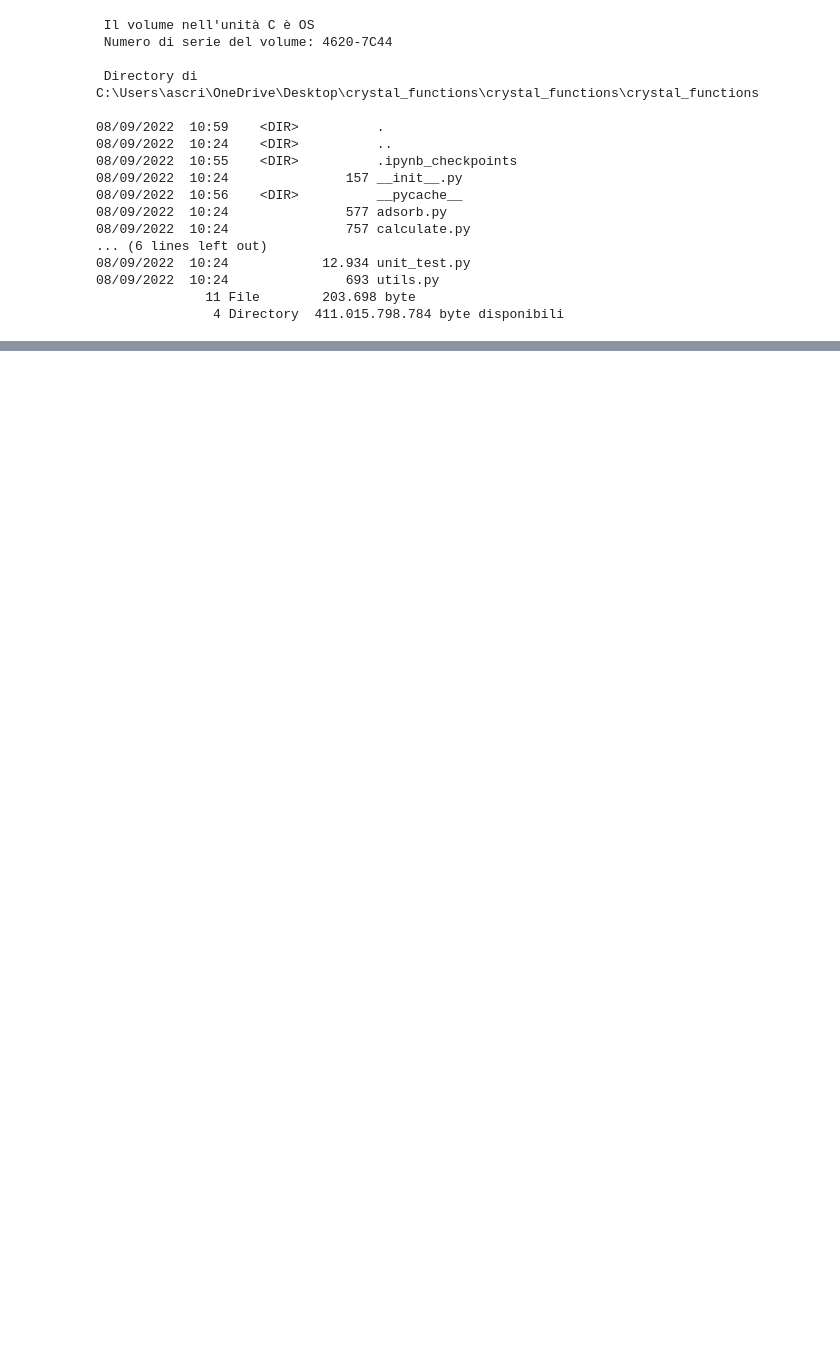
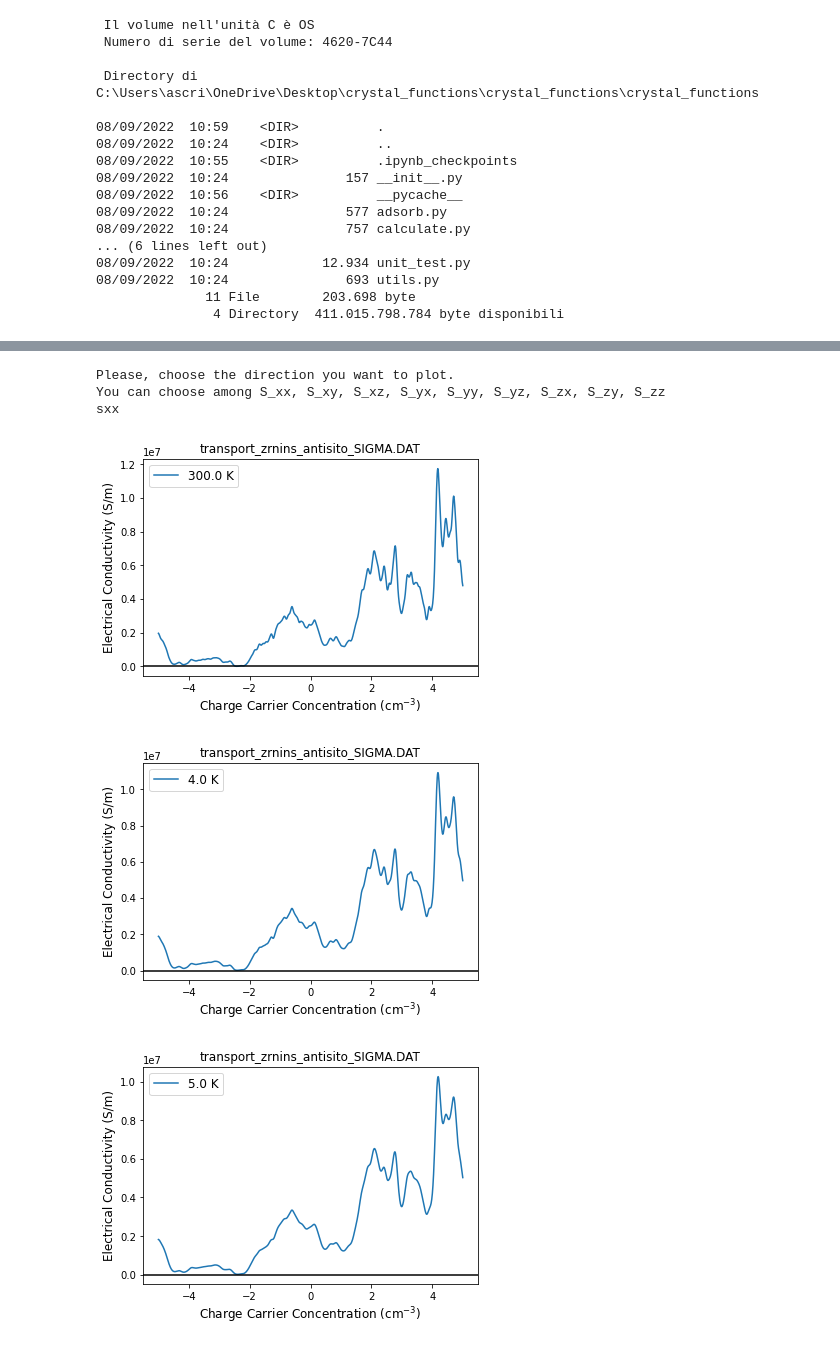
Before and after one commit to crystal-code-tools/CRYSTALpytools, a Jupyter notebook: crystal_functions/debug.ipynb, the cells around one changed output, grey strips where cells are left out. Cells and saved outputs as stored; diff of their text form; code cells hidden in the pictures; blank space fills up the shorter version.

Commit message:
read sigma

```diff
--- a/crystal_functions/debug.ipynb
+++ b/crystal_functions/debug.ipynb
@@ -39,0 +24,11 @@ sxx
+# %%
+sigma= Properties_output().read_cry_sigma('./transport_zrnins_antisito_SIGMA.DAT')
+# %%
+plot_cry_sigma_potential(sigma)
+# %% [output]
+Please, choose the direction you want to plot.
+You can choose among S_xx, S_xy, S_xz, S_yx, S_yy, S_yz, S_zx, S_zy, S_zz
+sxx
+[figure, added]
+[figure, added]
+[figure, added]
```
Also changed, not shown: parts of 3 cells of this notebook, 27 other files.
